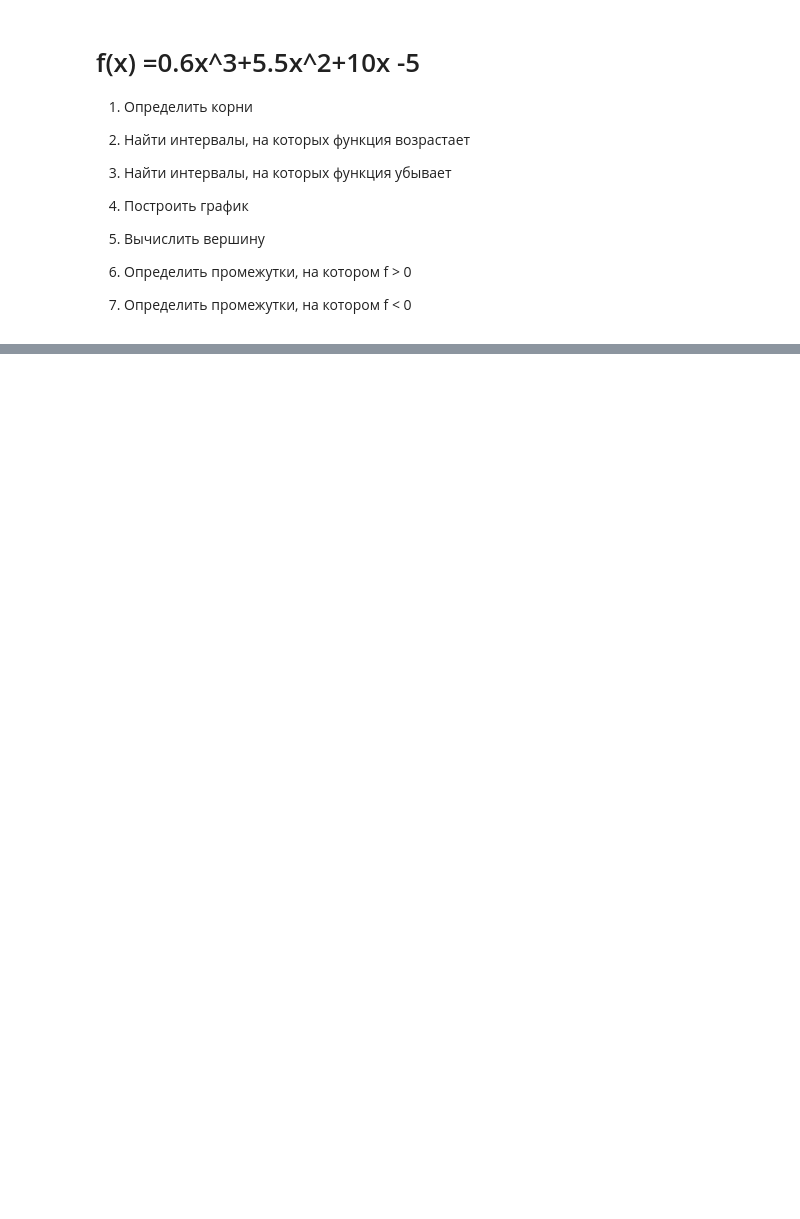
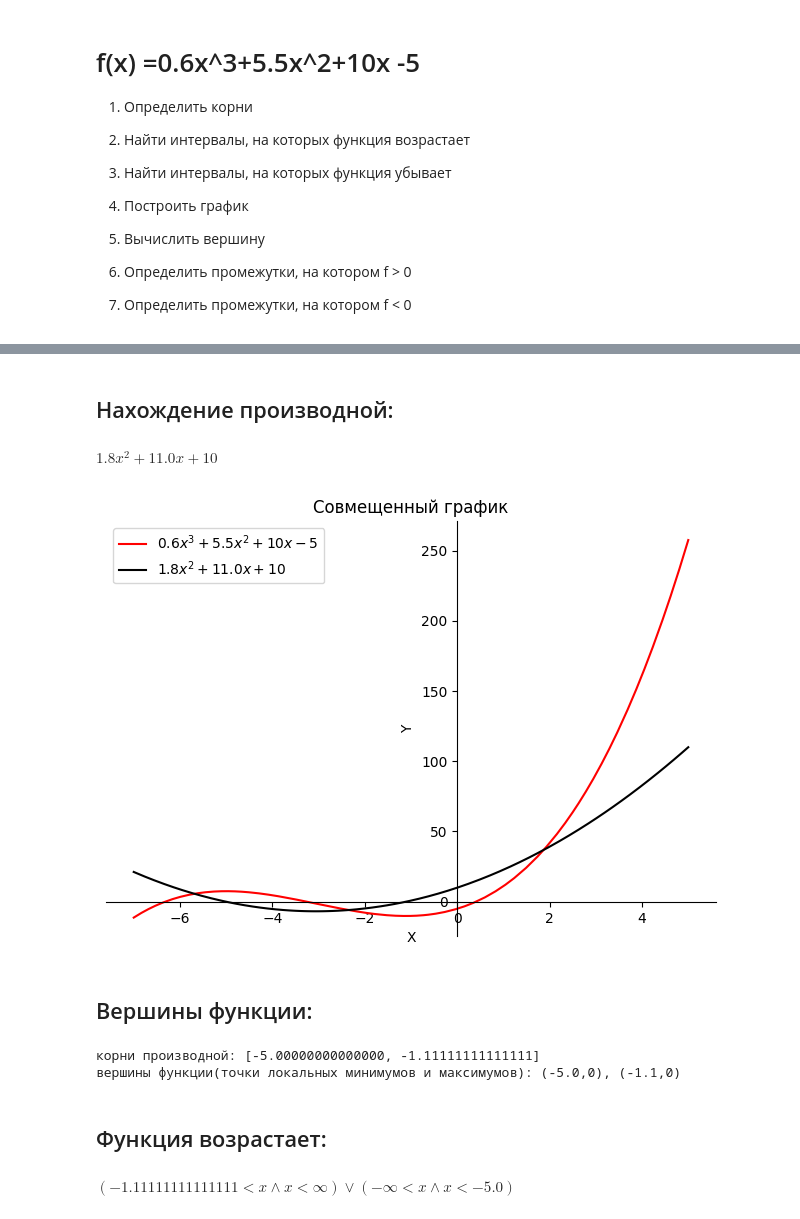
Before and after one commit to EvgeniyVadimovichTitov/startAnalitic, a Jupyter notebook: first_project_ayalytics.ipynb, the cells around one changed output, grey strips where cells are left out. Saved outputs shown, nothing was run; the diff lists cells and outputs as text; code cells hidden in the pictures; blank space fills up the shorter version.

```diff
--- a/first_project_ayalytics.ipynb
+++ b/first_project_ayalytics.ipynb
@@ -46,0 +42,30 @@ ModuleNotFoundError: No module named 'sympy'
+# %% [markdown]
+## Нахождение производной:
+# %%
+derivative = diff(f_x)
+derivative
+# %% [output]
+$\displaystyle 1.8 x^{2} + 11.0 x + 10$
+# %%
+g2 = plot(f_x, derivative,(x,-7,5), title="Совмещенный график", legend= True, xlabel='X', ylabel='Y', show=False)
+
+g2[0].line_color = 'red'
+g2[1].line_color = 'black'
+
+g2.show()
+# %% [output]
+[figure, added]
+# %% [markdown]
+## Вершины функции:
+# %%
+print("корни производной:", solve(derivative,x))
+print(f'вершины функции(точки локальных минимумов и максимумов): ({solve(derivative,x)[0].n(2)},0), ({solve(derivative,x)[1].n(2)},0)')
+# %% [output]
+корни производной: [-5.00000000000000, -1.11111111111111]
+вершины функции(точки локальных минимумов и максимумов): (-5.0,0), (-1.1,0)
+# %% [markdown]
+## Функция возрастает:
+# %%
+solve(derivative > 0,x)
+# %% [output]
+$\displaystyle \left(-1.11111111111111 < x \wedge x < \infty\right) \vee \left(-\infty < x \wedge x < -5.0\right)$
```
Also changed, not shown: parts of 15 cells of this notebook, 1 other file.
